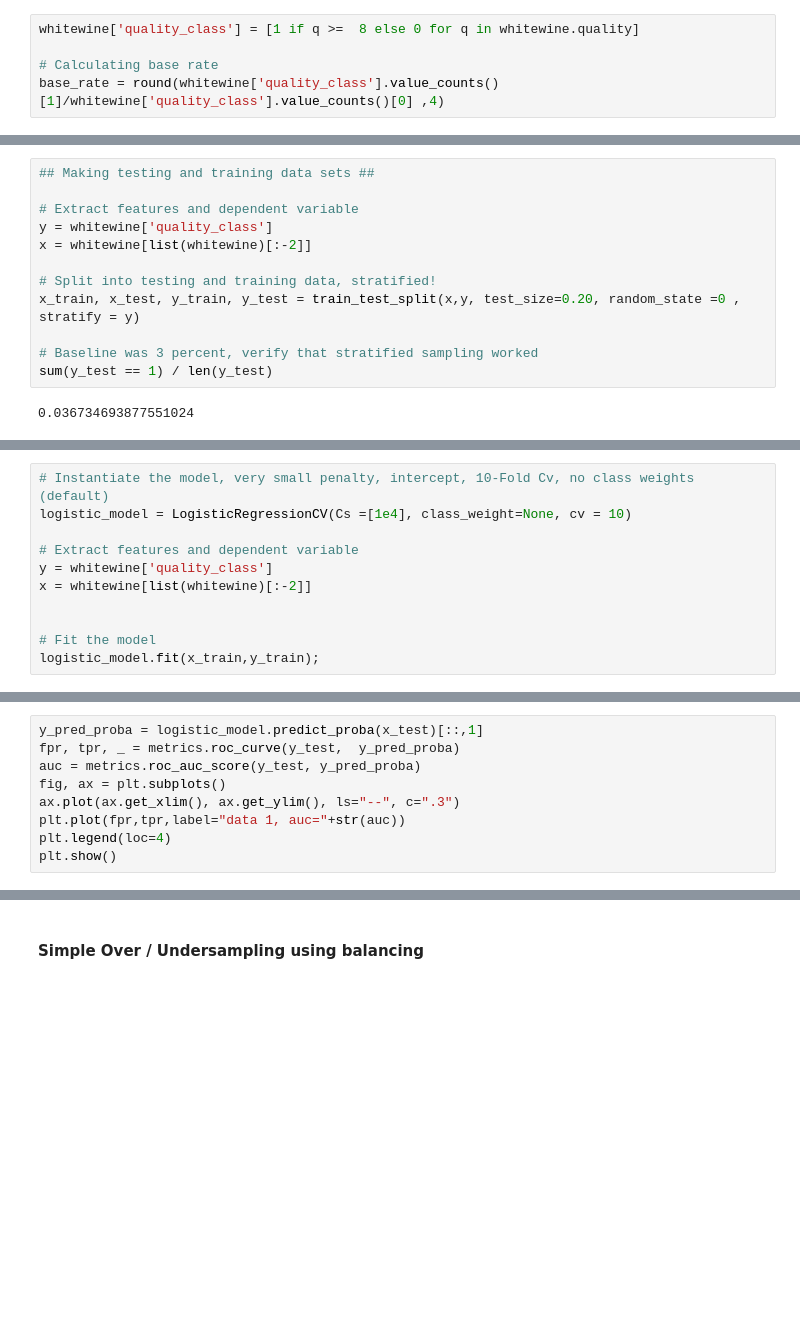
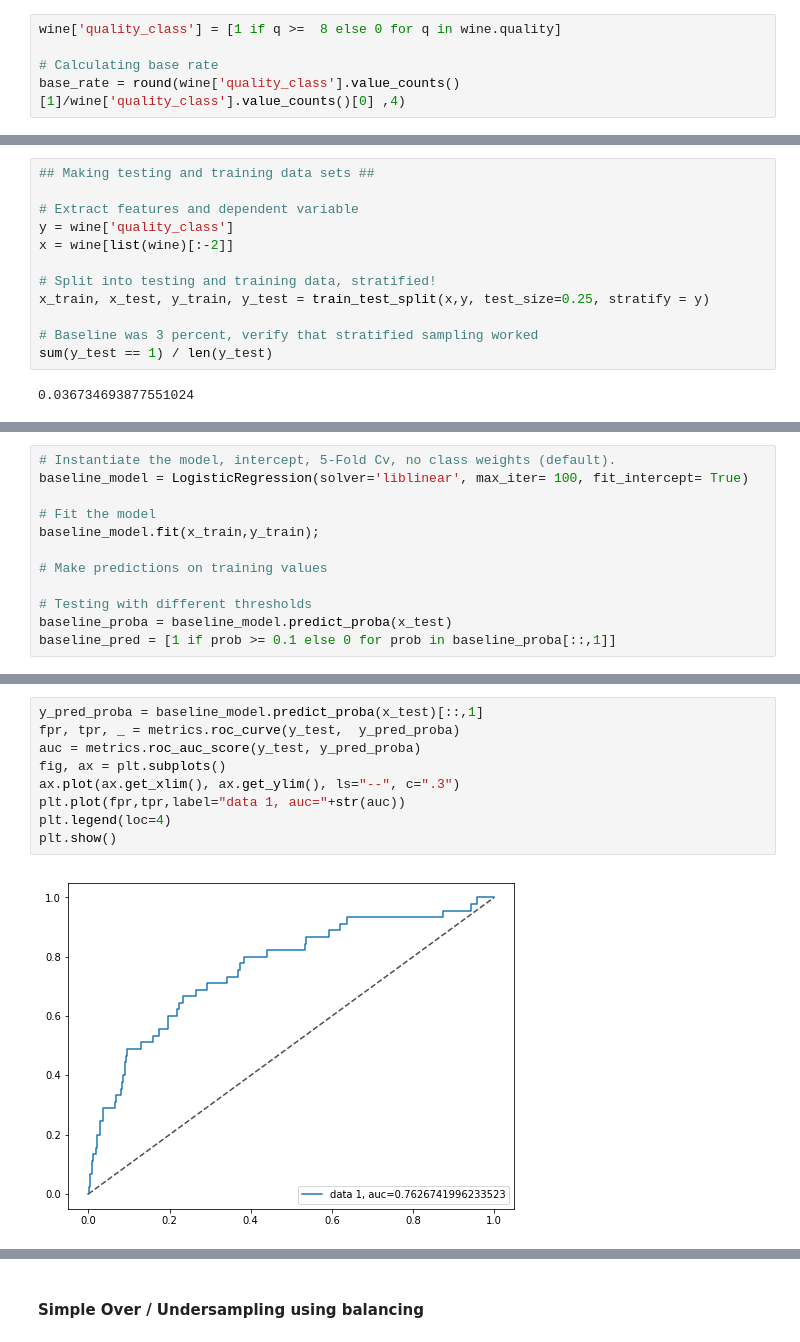
Before and after one commit to fadamDS/201810_Statistical_Modelling, a Jupyter notebook: scripts/20181118_Sampling_Methods_Class_Imbalances.ipynb, the cells around one changed output, grey strips where cells are left out. Drawn from its saved outputs; the diff is of its cells as text; blank space fills up the shorter version.

```diff
--- a/scripts/20181118_Sampling_Methods_Class_Imbalances.ipynb
+++ b/scripts/20181118_Sampling_Methods_Class_Imbalances.ipynb
@@ -106,5 +131,5 @@ As shown above, the quality of most wines lies between 5 and 7. Transforming the
 # %%
-whitewine['quality_class'] = [1 if q >=  8 else 0 for q in whitewine.quality]
+wine['quality_class'] = [1 if q >=  8 else 0 for q in wine.quality]
 
 # Calculating base rate
-base_rate = round(whitewine['quality_class'].value_counts()[1]/whitewine['quality_class'].value_counts()[0] ,4)
+base_rate = round(wine['quality_class'].value_counts()[1]/wine['quality_class'].value_counts()[0] ,4)
@@ -130,11 +179,11 @@ For my subsequent analysis I will use logistic regression to predict wine qualit
 ## Making testing and training data sets ##
 
 # Extract features and dependent variable
-y = whitewine['quality_class']
-x = whitewine[list(whitewine)[:-2]]
+y = wine['quality_class']
+x = wine[list(wine)[:-2]]
 
 # Split into testing and training data, stratified!
-x_train, x_test, y_train, y_test = train_test_split(x,y, test_size=0.20, random_state =0 , stratify = y)
+x_train, x_test, y_train, y_test = train_test_split(x,y, test_size=0.25, stratify = y)
 
 # Baseline was 3 percent, verify that stratified sampling worked
 sum(y_test == 1) / len(y_test)
@@ -161,11 +191,0 @@ In the following section I will model the quality of wine through logistic regre
-# %%
-# Instantiate the model, very small penalty, intercept, 10-Fold Cv, no class weights (default)
-logistic_model = LogisticRegressionCV(Cs =[1e4], class_weight=None, cv = 10)
-
-# Extract features and dependent variable
-y = whitewine['quality_class']
-x = whitewine[list(whitewine)[:-2]]
-
-
-# Fit the model
-logistic_model.fit(x_train,y_train);
@@ -188,0 +197,12 @@ The accuracy score of {{round( accuracy \* 100,2)}} percent looks great at first
+# %%
+# Instantiate the model, intercept, 5-Fold Cv, no class weights (default).
+baseline_model = LogisticRegression(solver='liblinear', max_iter= 100, fit_intercept= True)
+
+# Fit the model
+baseline_model.fit(x_train,y_train);
+
+# Make predictions on training values
+
+# Testing with different thresholds
+baseline_proba = baseline_model.predict_proba(x_test)
+baseline_pred = [1 if prob >= 0.1 else 0 for prob in baseline_proba[::,1]]
@@ -216,9 +285,11 @@ ROC / AUC
 # %%
-y_pred_proba = logistic_model.predict_proba(x_test)[::,1]
+y_pred_proba = baseline_model.predict_proba(x_test)[::,1]
 fpr, tpr, _ = metrics.roc_curve(y_test,  y_pred_proba)
 auc = metrics.roc_auc_score(y_test, y_pred_proba)
 fig, ax = plt.subplots()
 ax.plot(ax.get_xlim(), ax.get_ylim(), ls="--", c=".3")
 plt.plot(fpr,tpr,label="data 1, auc="+str(auc))
 plt.legend(loc=4)
 plt.show()
+# %% [output]
+[figure, added]
```
Also changed, not shown: parts of 53 cells of this notebook.
